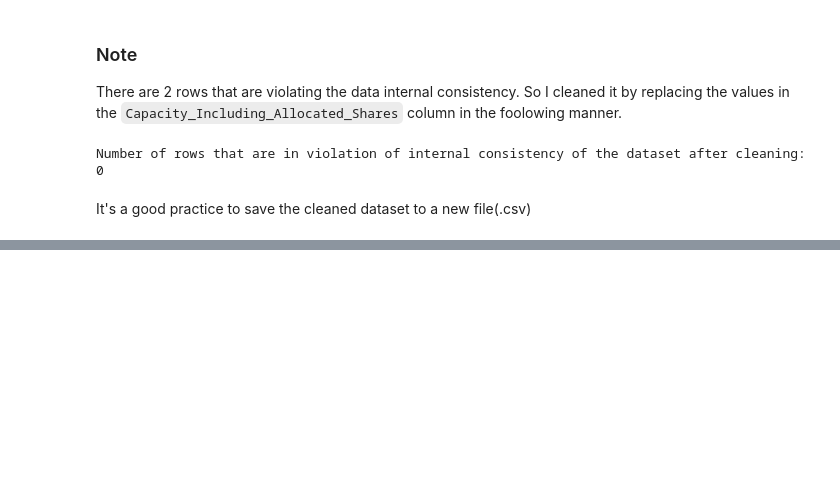
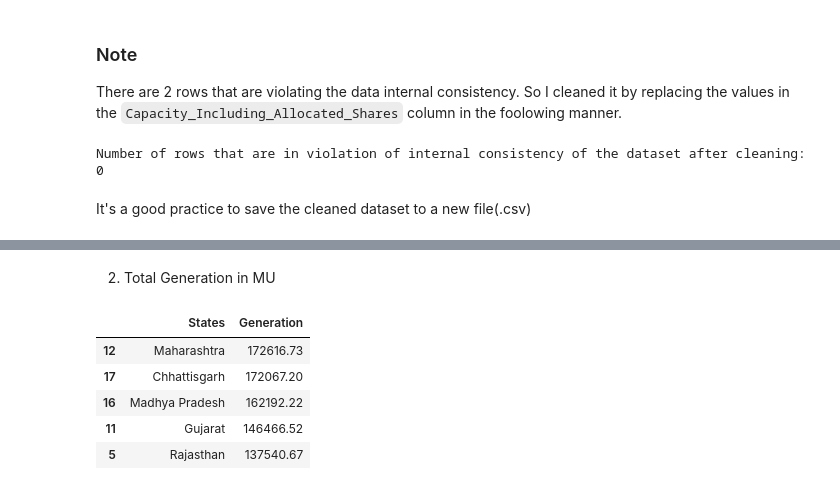
Before and after one commit to VishnuCodes96/capstone_projects, a Jupyter notebook: capstone_project_1.ipynb, the cells around one changed output, grey strips where cells are left out. Drawn from its saved outputs; the diff is of its cells as text; code cells hidden in the pictures; blank space fills up the shorter version.

```diff
--- a/capstone_project_1.ipynb
+++ b/capstone_project_1.ipynb
@@ -231,0 +245,11 @@ clean_states_df.to_csv("cleaned_state_wise_renewable_energy.csv", index=False)
+# %% [markdown]
+2. Total Generation in MU
+# %%
+state_region_merge_df[['States','Generation']].sort_values('Generation',ascending=False).head()
+# %% [output]
+|  | States | Generation |
+| 12 | Maharashtra | 172616.73 |
+| 17 | Chhattisgarh | 172067.20 |
+| 16 | Madhya Pradesh | 162192.22 |
+| 11 | Gujarat | 146466.52 |
+| 5 | Rajasthan | 137540.67 |
```
Also changed, not shown: parts of 25 cells of this notebook.
